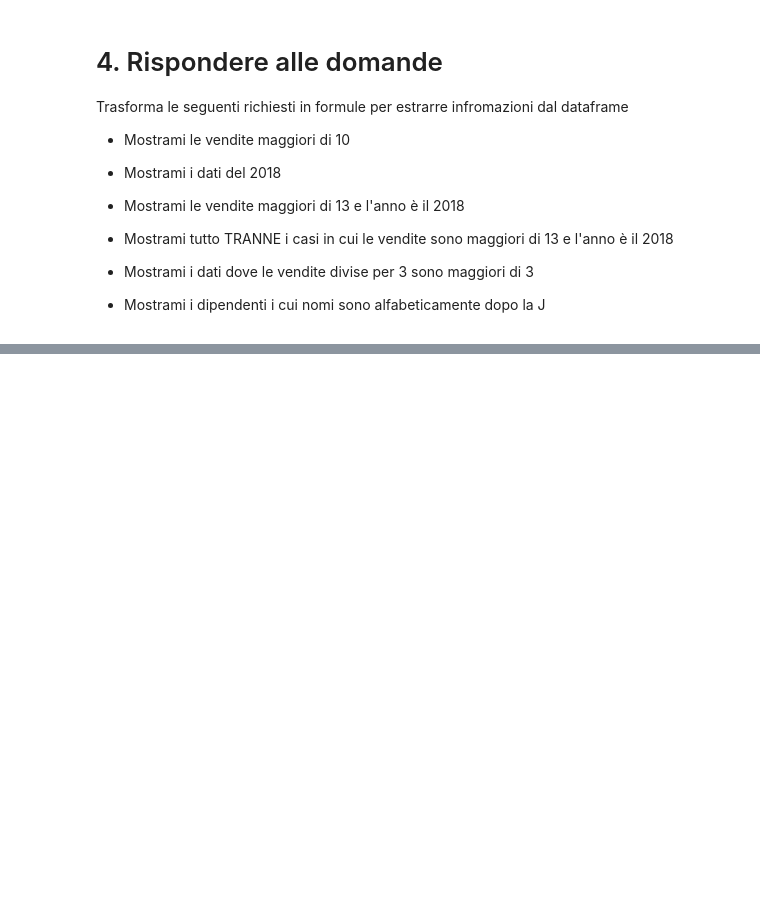
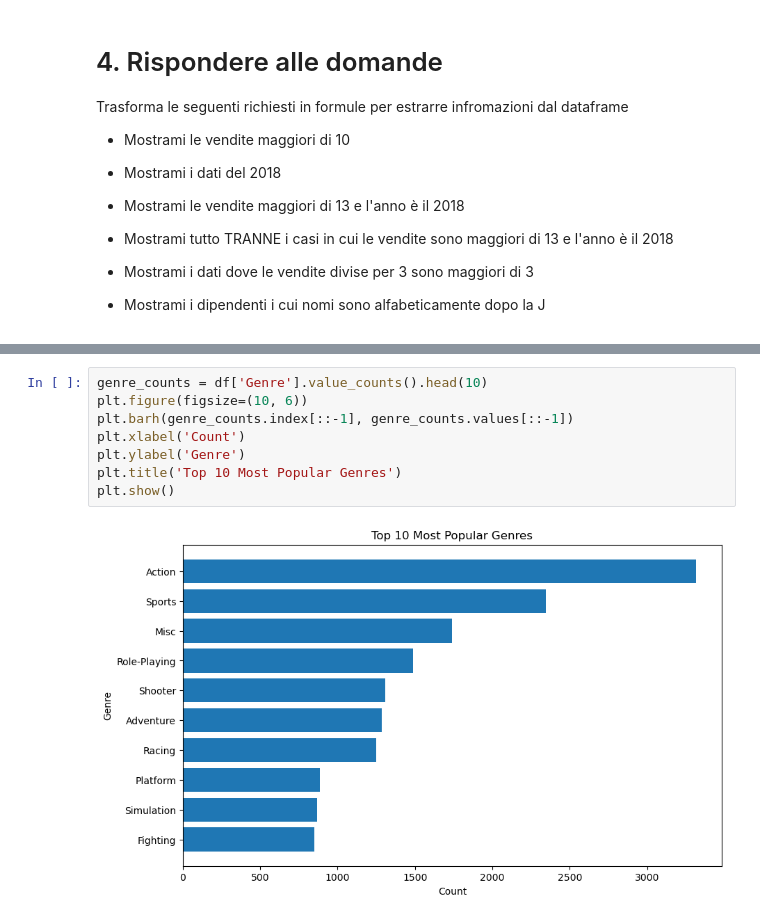
Before and after one commit to Zelvrai/Programming_Lab_2, a Jupyter notebook: 5_Esericzi_lez5.ipynb, the cells around one changed output, grey strips where cells are left out. Saved outputs shown, nothing was run; the diff lists cells and outputs as text; blank space fills up the shorter version.

```diff
--- a/5_Esericzi_lez5.ipynb
+++ b/5_Esericzi_lez5.ipynb
@@ -72,2 +123,12 @@ n_g
 # %% [output]
 11493
+# %%
+genre_counts = df['Genre'].value_counts().head(10)
+plt.figure(figsize=(10, 6))
+plt.barh(genre_counts.index[::-1], genre_counts.values[::-1])
+plt.xlabel('Count')
+plt.ylabel('Genre')
+plt.title('Top 10 Most Popular Genres')
+plt.show()
+# %% [output]
+[figure, added]
```
Also changed, not shown: parts of 10 cells of this notebook, 2 other files.
